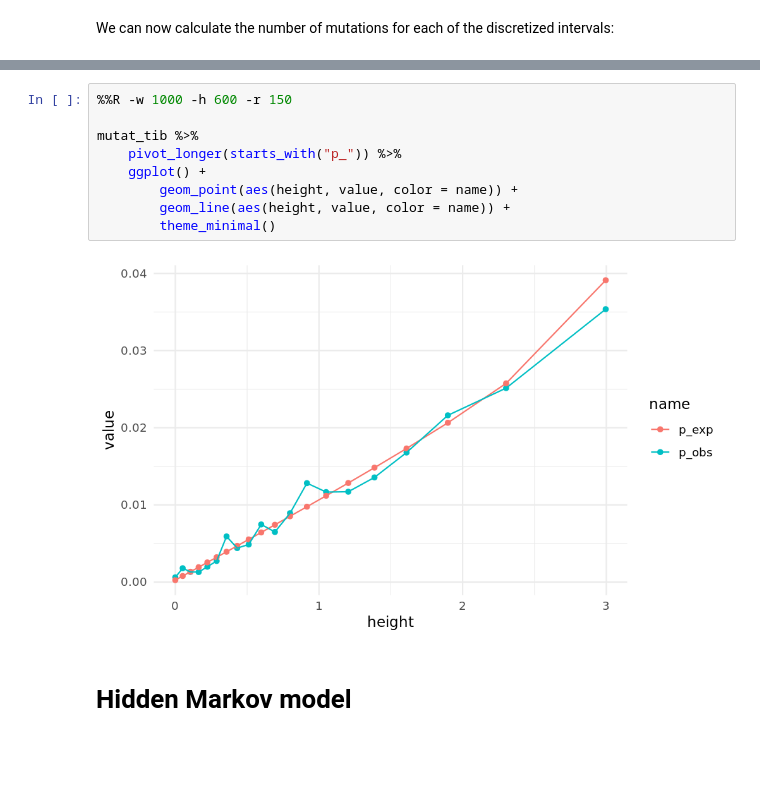
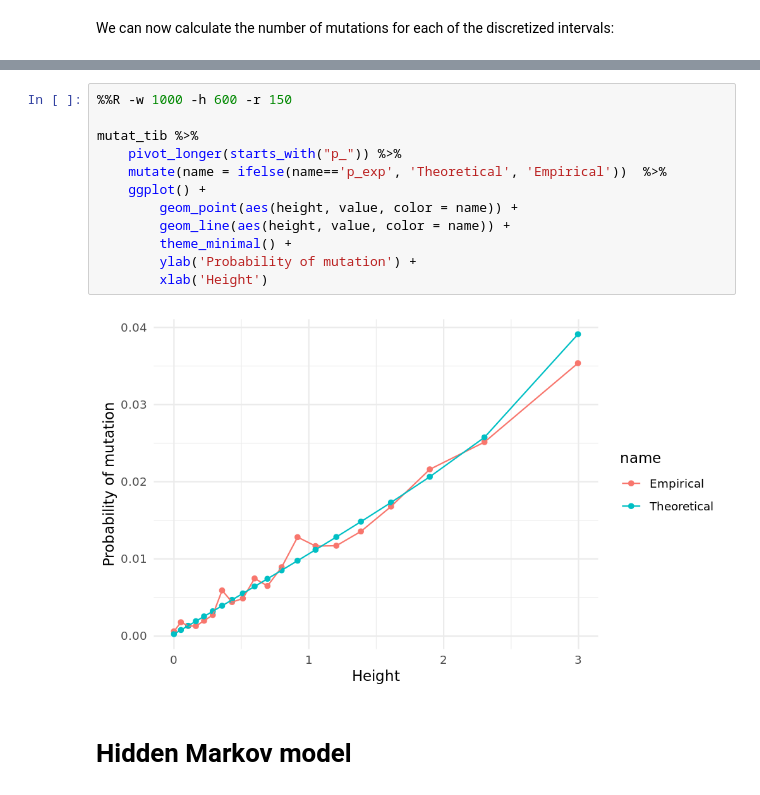
Before and after one commit to rivasiker/phasetype, a Jupyter notebook: scripts/01_msprime_simulations/01_msprime_simulations.ipynb, the cells around one changed output, grey strips where cells are left out. Cells and saved outputs as stored; diff of their text form; blank space fills up the shorter version.

```diff
--- a/scripts/01_msprime_simulations/01_msprime_simulations.ipynb
+++ b/scripts/01_msprime_simulations/01_msprime_simulations.ipynb
@@ -615,14 +597,17 @@ We can now calculate the number of mutations for each of the discretized interva
 # %%
 %%R -w 1000 -h 600 -r 150
 
 mutat_tib %>%
     pivot_longer(starts_with("p_")) %>%
+    mutate(name = ifelse(name=='p_exp', 'Theoretical', 'Empirical'))  %>%
     ggplot() +
         geom_point(aes(height, value, color = name)) +
         geom_line(aes(height, value, color = name)) +
-        theme_minimal()
+        theme_minimal() +
+        ylab('Probability of mutation') +
+        xlab('Height')
 # %% [output]
-[figure, old version]
+[figure, new version]
 # %% [markdown]
 # Hidden Markov model
 # %% [markdown]
```
Also changed, not shown: parts of 2 cells of this notebook.
